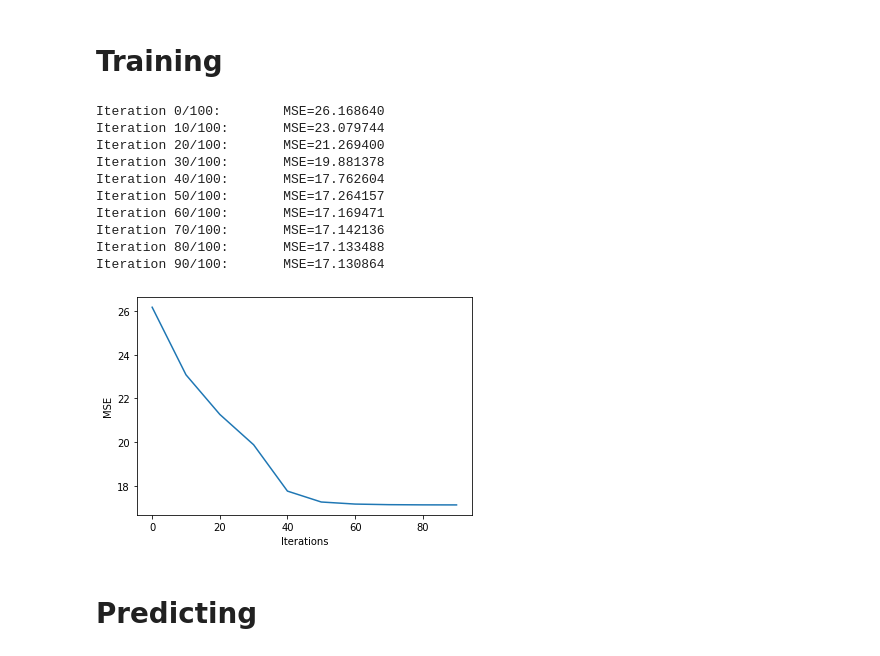
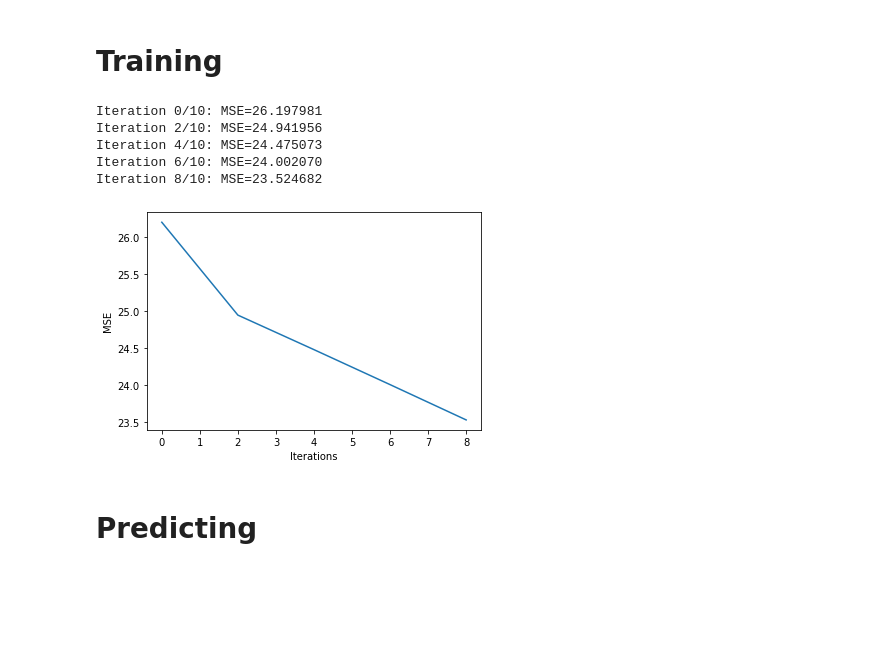
Before and after one commit to prawizard/CE888_Repo, a Jupyter notebook: Lab_4/my_recommender.ipynb, the cells around one changed output. Drawn from its saved outputs; the diff is of its cells as text; code cells hidden in the pictures; blank space fills up the shorter version.

```diff
--- a/Lab_4/my_recommender.ipynb
+++ b/Lab_4/my_recommender.ipynb
@@ -128,32 +128,27 @@ def sgd(iterations):
                     err = train(user_id, item_id, rating)
                     error.append(err)
         mse = (np.array(error) ** 2).mean()
-        if (iteration % 10) == 0:
+        if (iteration % 2) == 0:
             print('Iteration %d/%d:\tMSE=%.6f' % (iteration, iterations, mse))
             mse_history.append(mse)
     return mse_history
 # %%
-num_iter = 100
+num_iter = 10
 hist = sgd(num_iter)  # Note how the MSE decreases with the number of iterations
 # %% [output]
-Iteration 0/100:        MSE=26.168640
-Iteration 10/100:       MSE=23.079744
-Iteration 20/100:       MSE=21.269400
-Iteration 30/100:       MSE=19.881378
-Iteration 40/100:       MSE=17.762604
-Iteration 50/100:       MSE=17.264157
-Iteration 60/100:       MSE=17.169471
-Iteration 70/100:       MSE=17.142136
-Iteration 80/100:       MSE=17.133488
-Iteration 90/100:       MSE=17.130864
+Iteration 0/10: MSE=26.197981
+Iteration 2/10: MSE=24.941956
+Iteration 4/10: MSE=24.475073
+Iteration 6/10: MSE=24.002070
+Iteration 8/10: MSE=23.524682
 # %%
 plt.figure()
-plt.plot(np.arange(0, num_iter, 10), hist)
+plt.plot(np.arange(0, num_iter, 2), hist)
 plt.xlabel("Iterations")
 plt.ylabel("MSE")
 plt.show()
 # %% [output]
-[figure, old version]
+[figure, new version]
 # %% [markdown]
 # Predicting
 # %%
```
Also changed, not shown: parts of 19 cells of this notebook.
